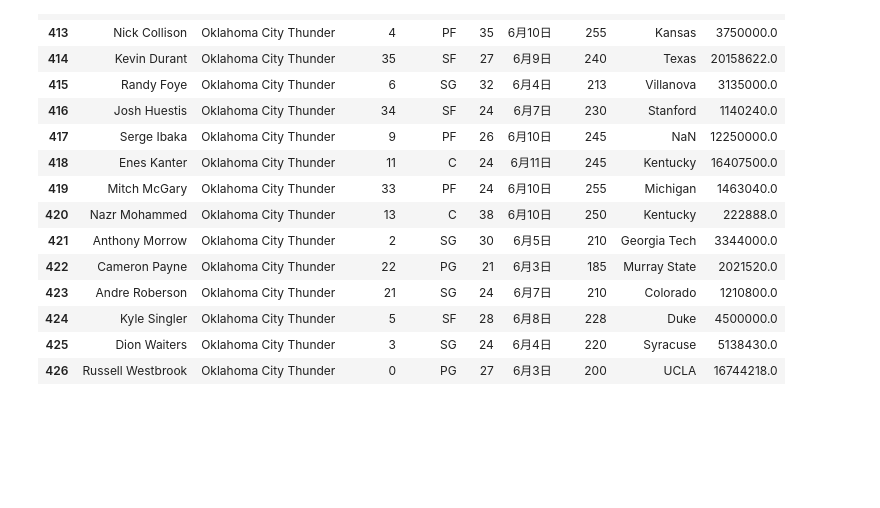
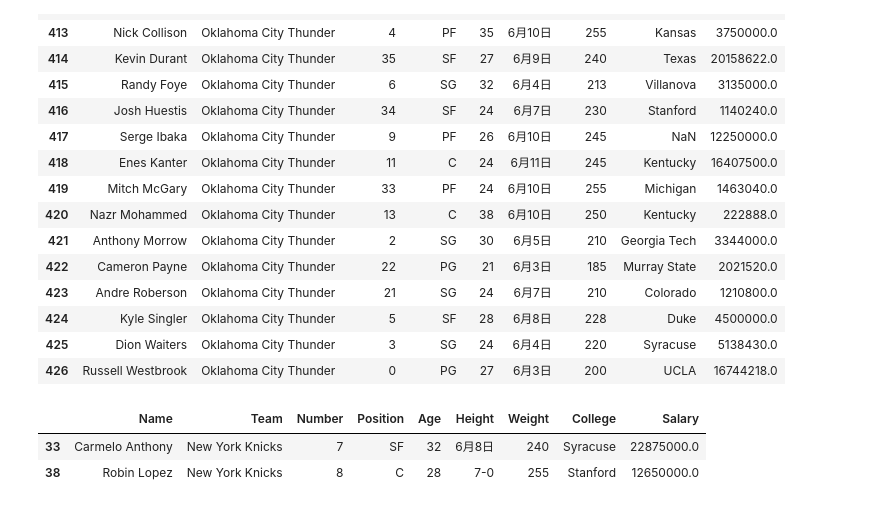
Before and after one commit to tim530712345/20210612_pandas, a Jupyter notebook: pandas.ipynb, the cells around one changed output. Cells and saved outputs as stored; diff of their text form; code cells hidden in the pictures; blank space fills up the shorter version.

```diff
--- a/pandas.ipynb
+++ b/pandas.ipynb
@@ -225,3 +225,12 @@ nba[filter]
 | 424 | Kyle Singler | Oklahoma City Thunder | 5 | SF | 28 | 6月8日 | 228 | Duke | 4500000.0 |
 | 425 | Dion Waiters | Oklahoma City Thunder | 3 | SG | 24 | 6月4日 | 220 | Syracuse | 5138430.0 |
 | 426 | Russell Westbrook | Oklahoma City Thunder | 0 | PG | 27 | 6月3日 | 200 | UCLA | 16744218.0 |
+# %%
+# 篩選紐約尼克隊 薪水超過一千萬
+team = nba['Team']=='New York Knicks'
+salary = nba['Salary']>=10000000
+nba[team & salary]
+# %% [output]
+|  | Name | Team | Number | Position | Age | Height | Weight | College | Salary |
+| 33 | Carmelo Anthony | New York Knicks | 7 | SF | 32 | 6月8日 | 240 | Syracuse | 22875000.0 |
+| 38 | Robin Lopez | New York Knicks | 8 | C | 28 | 7-0 | 255 | Stanford | 12650000.0 |
```
